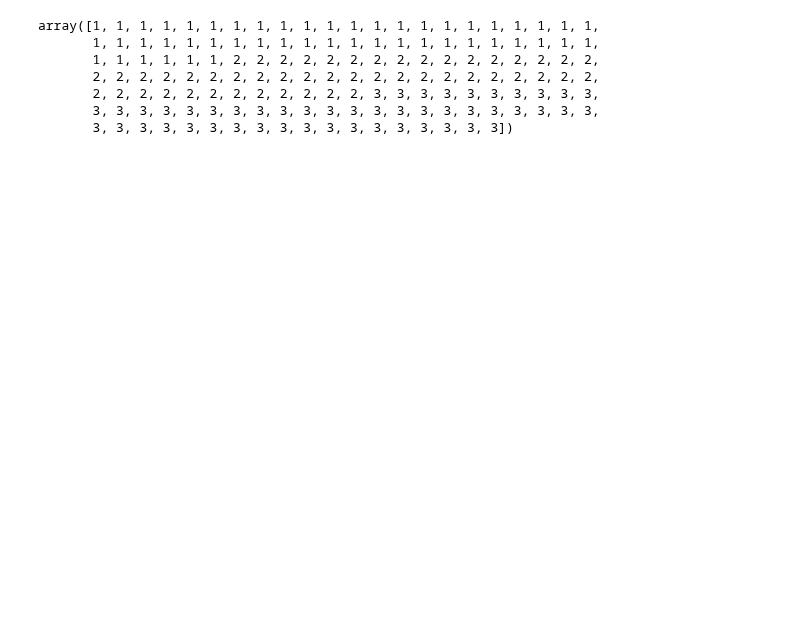
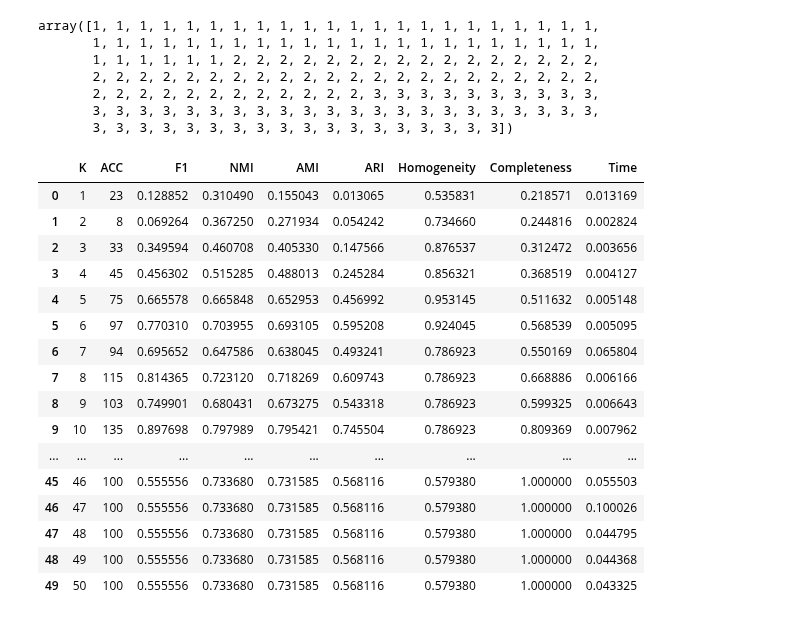
Before and after one commit to scikit-learn-contrib/denmune-clustering-algorithm, a Jupyter notebook: example.ipynb, the cells around one changed output. Cells and saved outputs as stored; diff of their text form; code cells hidden in the pictures; blank space fills up the shorter version.

```diff
--- a/example.ipynb
+++ b/example.ipynb
@@ -130,3 +137,23 @@ array([1, 1, 1, 1, 1, 1, 1, 1, 1, 1, 1, 1, 1, 1, 1, 1, 1, 1, 1, 1, 1, 1,
        2, 2, 2, 2, 2, 2, 2, 2, 2, 2, 2, 2, 3, 3, 3, 3, 3, 3, 3, 3, 3, 3,
        3, 3, 3, 3, 3, 3, 3, 3, 3, 3, 3, 3, 3, 3, 3, 3, 3, 3, 3, 3, 3, 3,
        3, 3, 3, 3, 3, 3, 3, 3, 3, 3, 3, 3, 3, 3, 3, 3, 3, 3])
+# %%
+df
+# %% [output]
+|  | K | ACC | F1 | NMI | AMI | ARI | Homogeneity | Completeness | Time |
+| 0 | 1 | 23 | 0.128852 | 0.310490 | 0.155043 | 0.013065 | 0.535831 | 0.218571 | 0.013169 |
+| 1 | 2 | 8 | 0.069264 | 0.367250 | 0.271934 | 0.054242 | 0.734660 | 0.244816 | 0.002824 |
+| 2 | 3 | 33 | 0.349594 | 0.460708 | 0.405330 | 0.147566 | 0.876537 | 0.312472 | 0.003656 |
+| 3 | 4 | 45 | 0.456302 | 0.515285 | 0.488013 | 0.245284 | 0.856321 | 0.368519 | 0.004127 |
+| 4 | 5 | 75 | 0.665578 | 0.665848 | 0.652953 | 0.456992 | 0.953145 | 0.511632 | 0.005148 |
+| 5 | 6 | 97 | 0.770310 | 0.703955 | 0.693105 | 0.595208 | 0.924045 | 0.568539 | 0.005095 |
+| 6 | 7 | 94 | 0.695652 | 0.647586 | 0.638045 | 0.493241 | 0.786923 | 0.550169 | 0.065804 |
+| 7 | 8 | 115 | 0.814365 | 0.723120 | 0.718269 | 0.609743 | 0.786923 | 0.668886 | 0.006166 |
+| 8 | 9 | 103 | 0.749901 | 0.680431 | 0.673275 | 0.543318 | 0.786923 | 0.599325 | 0.006643 |
+| 9 | 10 | 135 | 0.897698 | 0.797989 | 0.795421 | 0.745504 | 0.786923 | 0.809369 | 0.007962 |
+| ... | ... | ... | ... | ... | ... | ... | ... | ... | ... |
+| 45 | 46 | 100 | 0.555556 | 0.733680 | 0.731585 | 0.568116 | 0.579380 | 1.000000 | 0.055503 |
+| 46 | 47 | 100 | 0.555556 | 0.733680 | 0.731585 | 0.568116 | 0.579380 | 1.000000 | 0.100026 |
+| 47 | 48 | 100 | 0.555556 | 0.733680 | 0.731585 | 0.568116 | 0.579380 | 1.000000 | 0.044795 |
+| 48 | 49 | 100 | 0.555556 | 0.733680 | 0.731585 | 0.568116 | 0.579380 | 1.000000 | 0.044368 |
+| 49 | 50 | 100 | 0.555556 | 0.733680 | 0.731585 | 0.568116 | 0.579380 | 1.000000 | 0.043325 |
```
Also changed, not shown: parts of 2 cells of this notebook.
